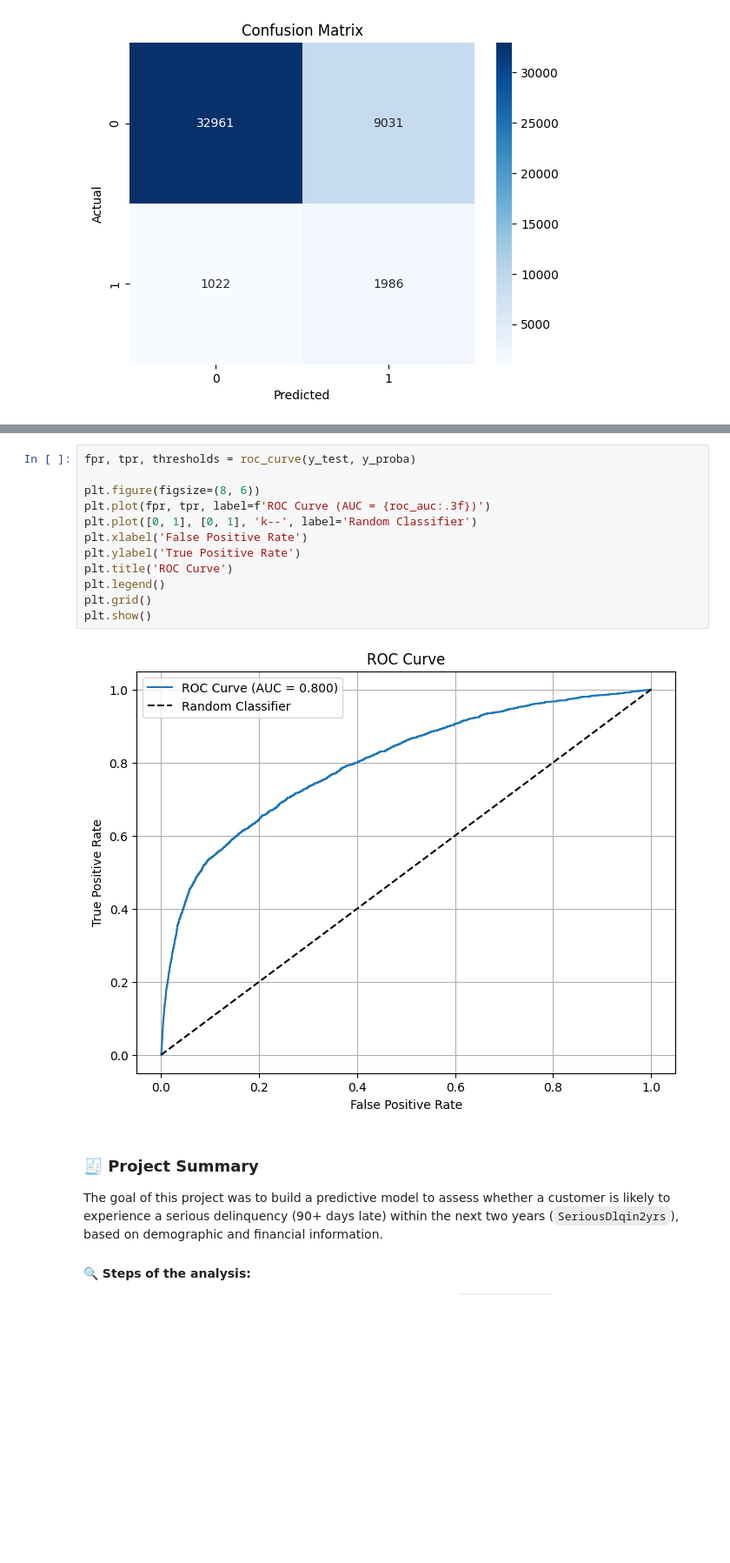
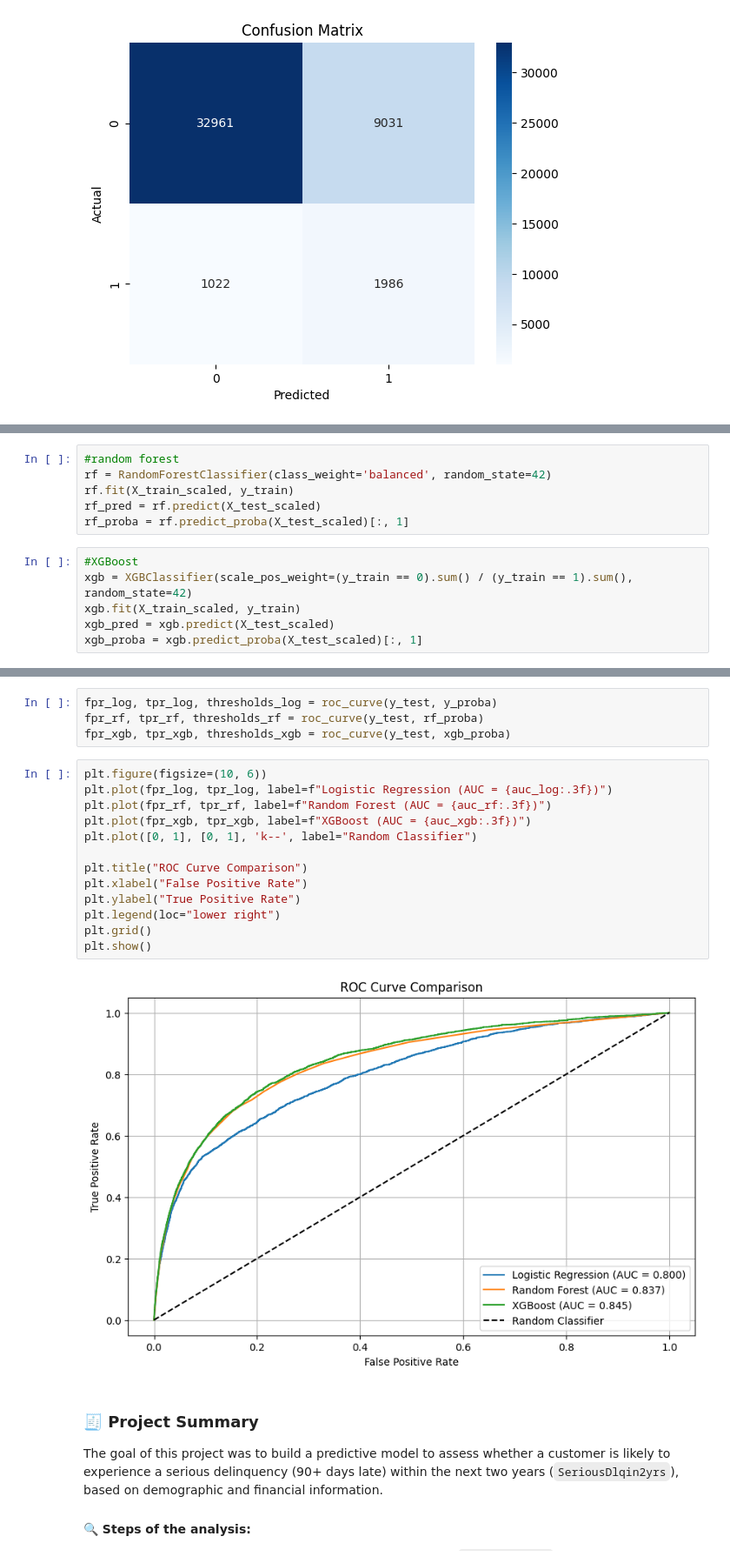
Before and after one commit to rmarcisz/Credit-Score-Analysis, a Jupyter notebook: Credit Score Analysis.ipynb, the cells around one changed output, grey strips where cells are left out. Shown at 87% size. Drawn from its saved outputs; the diff is of its cells as text; blank space fills up the shorter version.

Commit message:
added random forest and xgb

```diff
--- a/Credit Score Analysis.ipynb
+++ b/Credit Score Analysis.ipynb
@@ -142,0 +124,12 @@ ROC AUC: 0.800
+# %%
+#random forest
+rf = RandomForestClassifier(class_weight='balanced', random_state=42)
+rf.fit(X_train_scaled, y_train)
+rf_pred = rf.predict(X_test_scaled)
+rf_proba = rf.predict_proba(X_test_scaled)[:, 1]
+# %%
+#XGBoost
+xgb = XGBClassifier(scale_pos_weight=(y_train == 0).sum() / (y_train == 1).sum(), random_state=42)
+xgb.fit(X_train_scaled, y_train)
+xgb_pred = xgb.predict(X_test_scaled)
+xgb_proba = xgb.predict_proba(X_test_scaled)[:, 1]
@@ -143,17 +201,22 @@ ROC AUC: 0.800
+# %%
+fpr_log, tpr_log, thresholds_log = roc_curve(y_test, y_proba)
+fpr_rf, tpr_rf, thresholds_rf = roc_curve(y_test, rf_proba)
+fpr_xgb, tpr_xgb, thresholds_xgb = roc_curve(y_test, xgb_proba)
 # %%
-fpr, tpr, thresholds = roc_curve(y_test, y_proba)
+plt.figure(figsize=(10, 6))
+plt.plot(fpr_log, tpr_log, label=f"Logistic Regression (AUC = {auc_log:.3f})")
+plt.plot(fpr_rf, tpr_rf, label=f"Random Forest (AUC = {auc_rf:.3f})")
+plt.plot(fpr_xgb, tpr_xgb, label=f"XGBoost (AUC = {auc_xgb:.3f})")
+plt.plot([0, 1], [0, 1], 'k--', label="Random Classifier")
 
-plt.figure(figsize=(8, 6))
-plt.plot(fpr, tpr, label=f'ROC Curve (AUC = {roc_auc:.3f})')
-plt.plot([0, 1], [0, 1], 'k--', label='Random Classifier')
-plt.xlabel('False Positive Rate')
-plt.ylabel('True Positive Rate')
-plt.title('ROC Curve')
-plt.legend()
+plt.title("ROC Curve Comparison")
+plt.xlabel("False Positive Rate")
+plt.ylabel("True Positive Rate")
+plt.legend(loc="lower right")
 plt.grid()
 plt.show()
 # %% [output]
-[figure, old version]
+[figure, new version]
 # %% [markdown]
 ### 🧾 Project Summary
 
```
Also changed, not shown: parts of 9 cells of this notebook.
